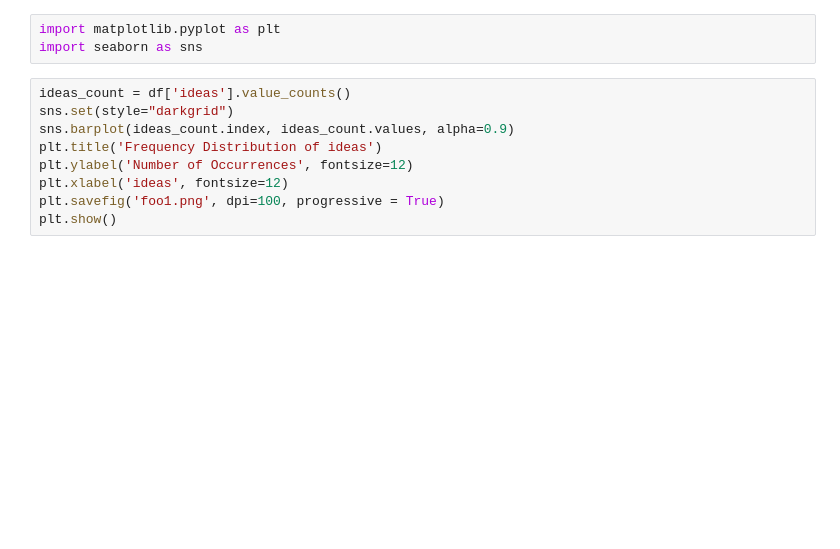
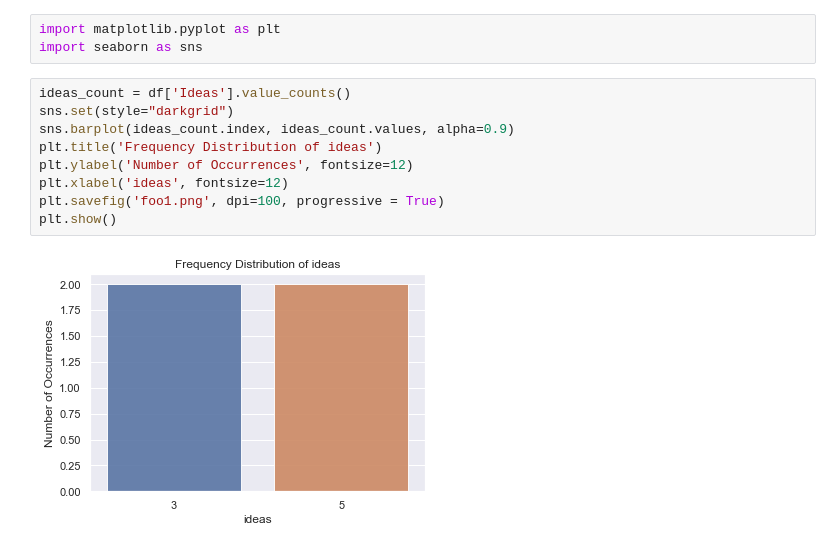
Before and after one commit to IndiaCFG3/team-49, a Jupyter notebook: index/Login/Unit_form_analysis.ipynb, the cells around one changed output. Drawn from its saved outputs; the diff is of its cells as text; blank space fills up the shorter version.

```diff
--- a/index/Login/Unit_form_analysis.ipynb
+++ b/index/Login/Unit_form_analysis.ipynb
@@ -58,12 +38,14 @@ df
 import matplotlib.pyplot as plt
 import seaborn as sns
 # %%
-ideas_count = df['ideas'].value_counts()
+ideas_count = df['Ideas'].value_counts()
 sns.set(style="darkgrid")
 sns.barplot(ideas_count.index, ideas_count.values, alpha=0.9)
 plt.title('Frequency Distribution of ideas')
 plt.ylabel('Number of Occurrences', fontsize=12)
 plt.xlabel('ideas', fontsize=12)
 plt.savefig('foo1.png', dpi=100, progressive = True)
 plt.show()
+# %% [output]
+[figure, added]
 # %%
```
Also changed, not shown: parts of 6 cells of this notebook, 10 other files.
